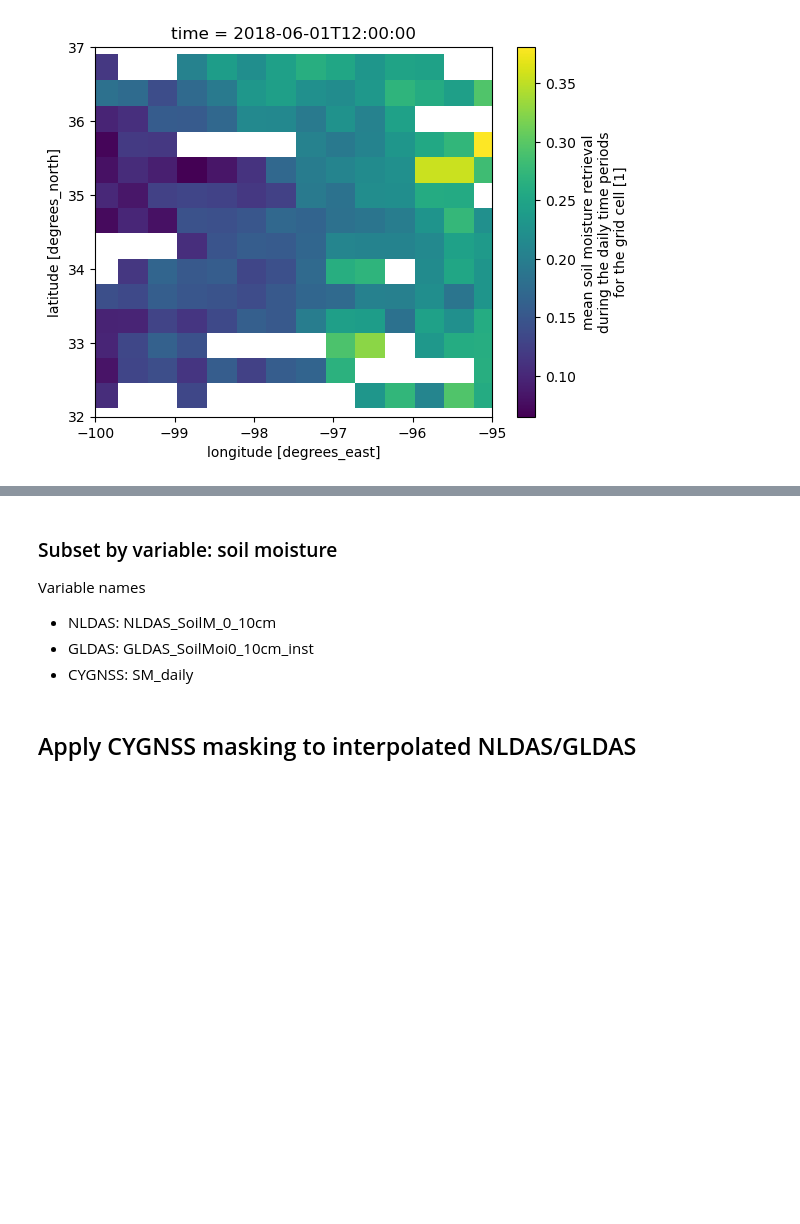
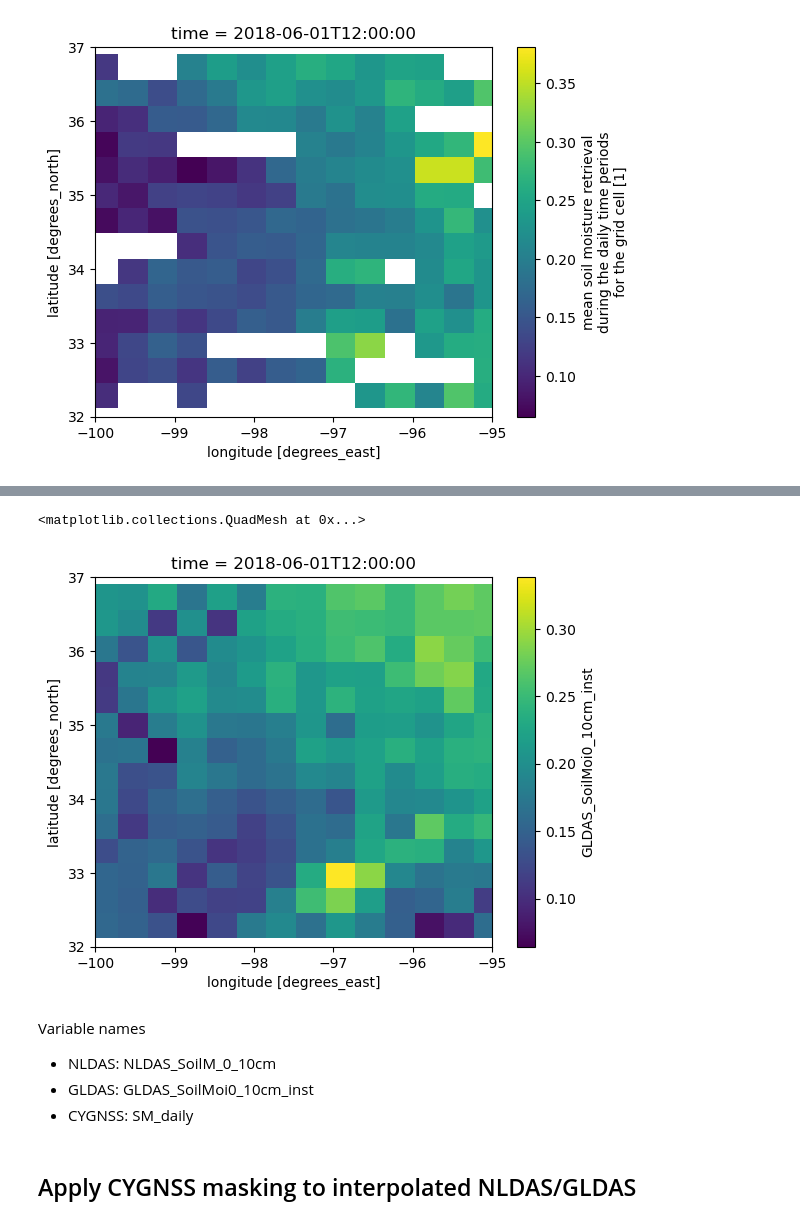
Before and after one commit to alexishunzinger/gesdisc-use-cases, a Jupyter notebook: mocko-ldas-comparison/ldas-comparison.ipynb, the cells around one changed output, grey strips where cells are left out. Saved outputs shown, nothing was run; the diff lists cells and outputs as text; code cells hidden in the pictures; blank space fills up the shorter version.

```diff
--- a/mocko-ldas-comparison/ldas-comparison.ipynb
+++ b/mocko-ldas-comparison/ldas-comparison.ipynb
@@ -425,6 +376,10 @@ cygnss_interp_sgp.SM_daily[0,:,:].plot(x="longitude", y="latitude",xlim=(min_lon
+# %%
+# Plot the regridded GLDAS variable on the CYGNSS grid
+interp_ds_region.GLDAS_SoilMoi0_10cm_inst[0,:,:].plot(x="longitude", y="latitude",xlim=(min_lon,max_lon),ylim=(min_lat,max_lat))
+# %% [output]
+<matplotlib.collections.QuadMesh at 0x...>
+[figure, new version]
 # %% [markdown]
-### Subset by variable: soil moisture
-
 Variable names
 - NLDAS: NLDAS_SoilM_0_10cm
 - GLDAS: GLDAS_SoilMoi0_10cm_inst
```
Also changed, not shown: parts of 23 cells of this notebook.
